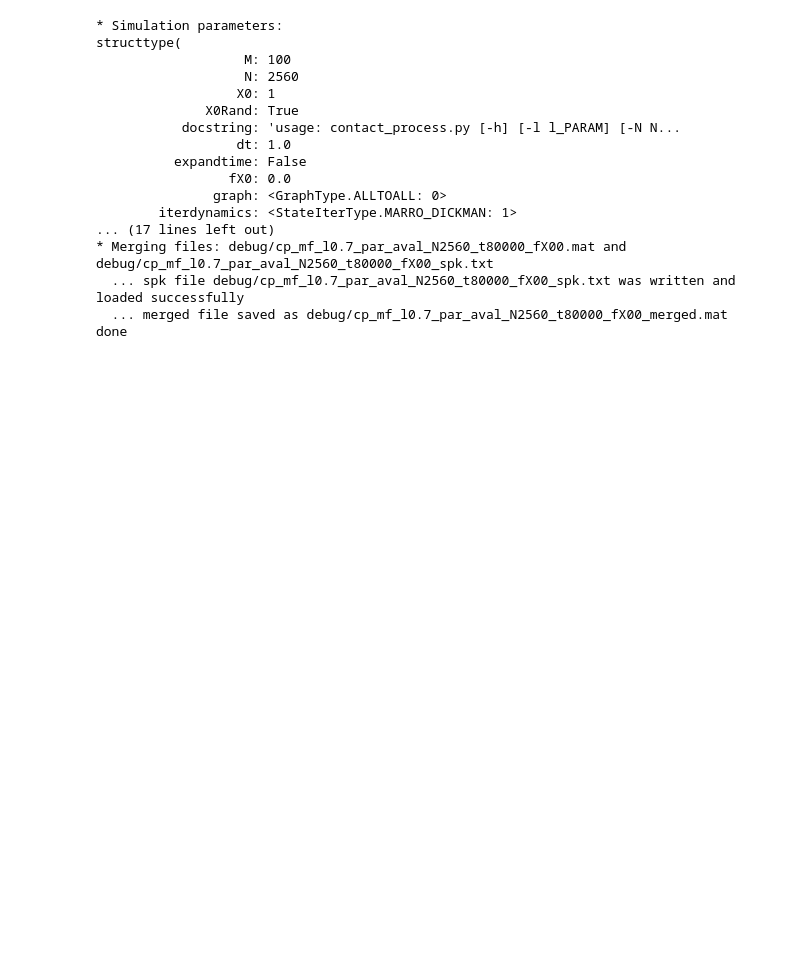
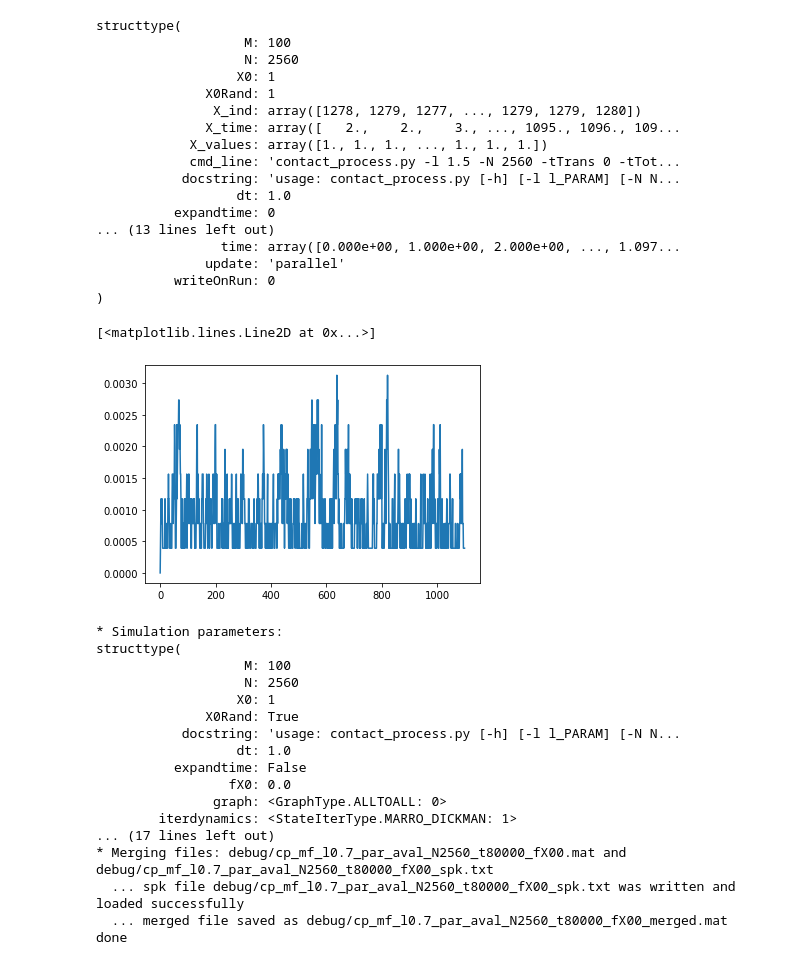
Before and after one commit to mgirardis/contact-process, a Jupyter notebook: test_simulations.ipynb, the cells around one changed output. Saved outputs shown, nothing was run; the diff lists cells and outputs as text; code cells hidden in the pictures; blank space fills up the shorter version.

```diff
--- a/test_simulations.ipynb
+++ b/test_simulations.ipynb
@@ -37,3 +135,31 @@ done
+# %%
+import modules.io as io
+import matplotlib.pyplot as plt
+
+d = io.import_mat_file('debug/cp_ring_l1.5_seq_aval_N2560_fX00.0_merged.mat')
+print(d)
+
+plt.plot(d.time,d.rho,'-')
+# %% [output]
+structtype(
+                   M: 100
+                   N: 2560
+                  X0: 1
+              X0Rand: 1
+               X_ind: array([1278, 1279, 1277, ..., 1279, 1279, 1280])
+              X_time: array([   2.,    2.,    3., ..., 1095., 1096., 109...
+            X_values: array([1., 1., 1., ..., 1., 1., 1.])
+            cmd_line: 'contact_process.py -l 1.5 -N 2560 -tTrans 0 -tTot...
+           docstring: 'usage: contact_process.py [-h] [-l l_PARAM] [-N N...
+                  dt: 1.0
+          expandtime: 0
+... (13 lines left out)
+                time: array([0.000e+00, 1.000e+00, 2.000e+00, ..., 1.097...
+              update: 'parallel'
+          writeOnRun: 0
+)
+[<matplotlib.lines.Line2D at 0x...>]
+[figure, added]
 # %%
 !python contact_process.py -l 1.5 -N 2560 -tTrans 0 -tTotal 1100 -graph ring -X0 1 -fX0 0 -sim aval -outputFile debug/cp_ring_l1.5_par_aval_N2560_fX00.mat -saveSites -writeOnRun -update parallel -mergespkfile -iterdynamics marro_dickman
 # %% [output]
```
Also changed, not shown: parts of 5 cells of this notebook, 6 other files.
